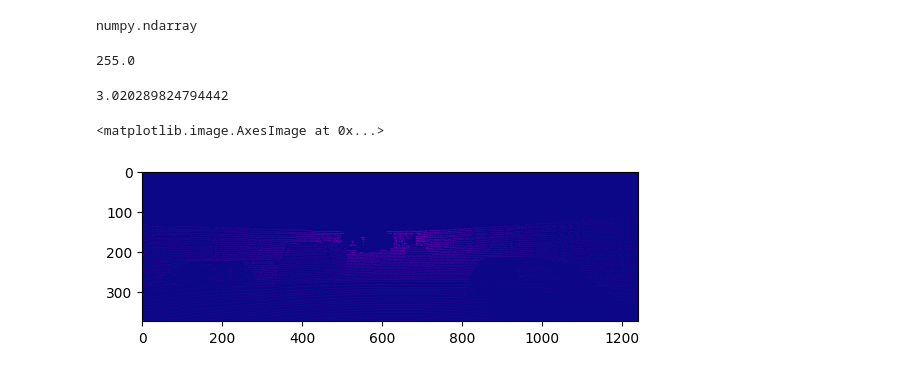
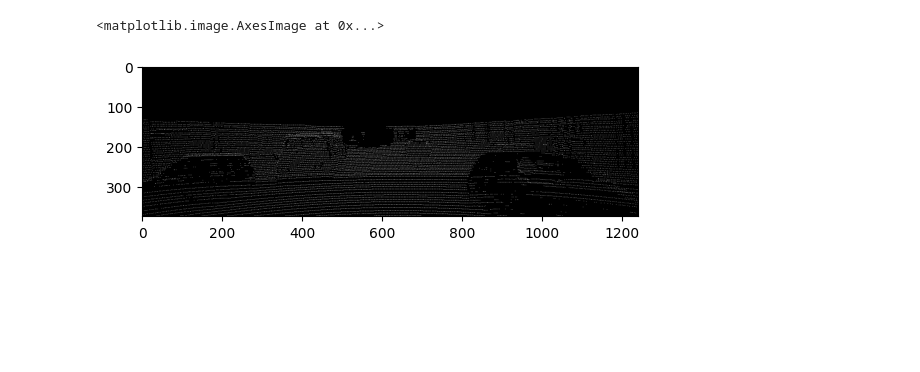
Before and after one commit to zerogyro/Occlusion_detection, a Jupyter notebook: temp.ipynb, the cells around one changed output. Cells and saved outputs as stored; diff of their text form; code cells hidden in the pictures; blank space fills up the shorter version.

```diff
--- a/temp.ipynb
+++ b/temp.ipynb
@@ -7,24 +9,16 @@ img_path = 'test_data/0000000000.png'
 
 new_velo, new_cam = get_mapped_points(bin_path, img_path)
 s_dmap= get_sparse_depthmap(new_cam)
-# %%
-type(s_dmap)
-# %% [output]
-numpy.ndarray
-# %%
-s_dmap.max()
-# %% [output]
-255.0
-# %%
-s_dmap.min()
-# %% [output]
-3.020289824794442
-# %%
-#normalize
-import numpy as np
-
-
-plt.imshow(s_dmap,cmap='plasma')
-# %% [output]
-<matplotlib.image.AxesImage at 0x...>
-[figure, removed]
+# %%
+s_dmap= get_sparse_depthmap(new_cam)
+def vis_sparse_dmap(s_dmap):
+    where_0 = np.where(s_dmap == 0)
+    s_dmap = s_dmap / np.max(s_dmap)
+    s_dmap[where_0] = 255
+
+    return s_dmap
+s_dmap = vis_sparse_dmap(s_dmap)
+plt.imshow(s_dmap, cmap='binary')
+# %% [output]
+<matplotlib.image.AxesImage at 0x...>
+[figure, added]
```
Also changed, not shown: parts of 1 cell of this notebook, 3 other files.
